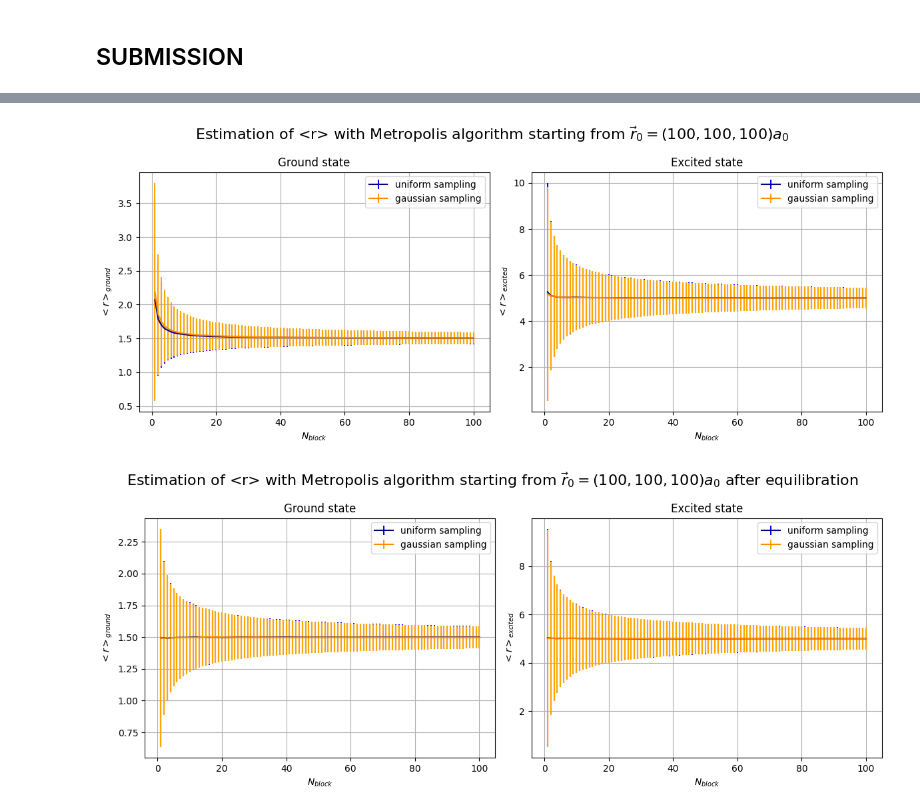
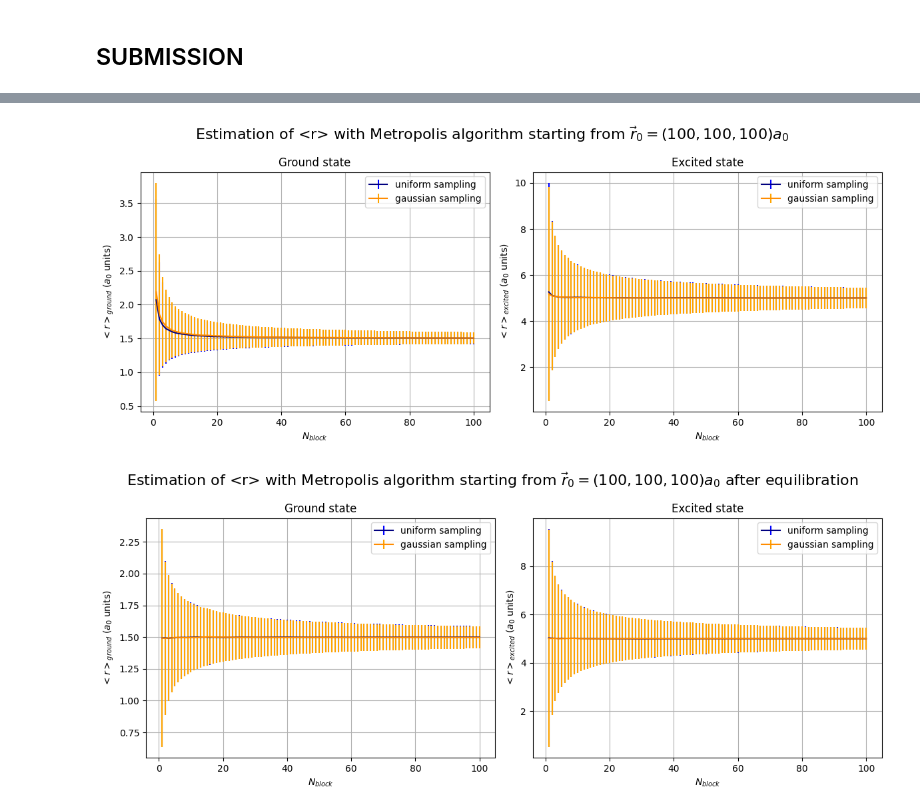
Before and after one commit to lazzerialberto/sim_numerica, a Jupyter notebook: lezione_5/LSN_Exercises_05.ipynb, the cells around one changed output, grey strips where cells are left out. Drawn from its saved outputs; the diff is of its cells as text; code cells hidden in the pictures.

```diff
--- a/lezione_5/LSN_Exercises_05.ipynb
+++ b/lezione_5/LSN_Exercises_05.ipynb
@@ -121,7 +121,7 @@ ax3=fig.add_subplot(1,2,1)
 ax3.errorbar(x=unif_ground_far.index,y=unif_ground_far["AVERAGE VALUE:"],yerr=unif_ground_far["ERROR:"],color='navy',ecolor='blue',label="uniform sampling")
 ax3.errorbar(x=gauss_ground_far.index,y=gauss_ground_far["AVERAGE VALUE:"],yerr=gauss_ground_far["ERROR:"],color='darkorange',ecolor='orange',label="gaussian sampling")
 ax3.set_xlabel(r"$N_{block}$",fontsize=10)
-ax3.set_ylabel(r"$<r>_{ground}$",fontsize=10)
+ax3.set_ylabel(r"$<r>_{ground}$ ($a_0$ units)",fontsize=10)
 ax3.set_title(r"Ground state",fontsize=12)
 ax3.grid(True)
 ax3.legend()
@@ -130,7 +130,7 @@ ax4=fig.add_subplot(1,2,2)
 ax4.errorbar(x=unif_excited_far.index,y=unif_excited_far["AVERAGE VALUE:"],yerr=unif_excited_far["ERROR:"],color='navy',ecolor='blue',label="uniform sampling")
 ax4.errorbar(x=gauss_excited_far.index,y=gauss_excited_far["AVERAGE VALUE:"],yerr=gauss_excited_far["ERROR:"],color='darkorange',ecolor='orange',label="gaussian sampling")
 ax4.set_xlabel(r"$N_{block}$",fontsize=10)
-ax4.set_ylabel(r"$<r>_{excited}$",fontsize=10)
+ax4.set_ylabel(r"$<r>_{excited}$ ($a_0$ units)",fontsize=10)
 ax4.set_title(r"Excited state",fontsize=12)
 ax4.grid(True)
 ax4.legend()
@@ -139,34 +139,34 @@ plt.suptitle(r"Estimation of <r> with Metropolis algorithm starting from $\vec{r
 plt.tight_layout()
 plt.show()
 # %% [output]
-[figure, old version]
+[figure, new version]
 # %%
 unif_ground_far_eq=pd.read_fwf("./OUTPUT/out_ground_unif_far_eq.dat",skiprows=9,index_col="BLOCK:")
 unif_excited_far_eq=pd.read_fwf("./OUTPUT/out_excited_unif_far_eq.dat",skiprows=9,index_col="BLOCK:")
 gauss_ground_far_eq=pd.read_fwf("./OUTPUT/out_ground_gauss_far_eq.dat",skiprows=9,index_col="BLOCK:")
 gauss_excited_far_eq=pd.read_fwf("./OUTPUT/out_excited_gauss_far_eq.dat",skiprows=9,index_col="BLOCK:")
 
 fig= plt.figure(figsize=(12,5))
 ax5=fig.add_subplot(1,2,1)
 ax5.errorbar(x=unif_ground_far_eq.index,y=unif_ground_far_eq["AVERAGE VALUE:"],yerr=unif_ground_far_eq["ERROR:"],color='navy',ecolor='blue',label="uniform sampling")
 ax5.errorbar(x=gauss_ground_far_eq.index,y=gauss_ground_far_eq["AVERAGE VALUE:"],yerr=gauss_ground_far_eq["ERROR:"],color='darkorange',ecolor='orange',label="gaussian sampling")
 ax5.set_xlabel(r"$N_{block}$",fontsize=10)
-ax5.set_ylabel(r"$<r>_{ground}$",fontsize=10)
+ax5.set_ylabel(r"$<r>_{ground}$ ($a_0$ units)",fontsize=10)
 ax5.set_title(r"Ground state",fontsize=12)
 ax5.grid(True)
 ax5.legend()
 
 ax6=fig.add_subplot(1,2,2)
 ax6.errorbar(x=unif_excited_far_eq.index,y=unif_excited_far_eq["AVERAGE VALUE:"],yerr=unif_excited_far_eq["ERROR:"],color='navy',ecolor='blue',label="uniform sampling")
 ax6.errorbar(x=gauss_excited_far_eq.index,y=gauss_excited_far_eq["AVERAGE VALUE:"],yerr=gauss_excited_far_eq["ERROR:"],color='darkorange',ecolor='orange',label="gaussian sampling")
 ax6.set_xlabel(r"$N_{block}$",fontsize=10)
-ax6.set_ylabel(r"$<r>_{excited}$",fontsize=10)
+ax6.set_ylabel(r"$<r>_{excited}$ ($a_0$ units)",fontsize=10)
 ax6.set_title(r"Excited state",fontsize=12)
 ax6.grid(True)
 ax6.legend()
 
 plt.suptitle(r"Estimation of <r> with Metropolis algorithm starting from $\vec{r}_0=(100,100,100)a_0$ after equilibration",fontsize=16)
 plt.tight_layout()
 plt.show()
 # %% [output]
-[figure, old version]
+[figure, new version]
```
Also changed, not shown: parts of 3 cells of this notebook, 6 other files.
